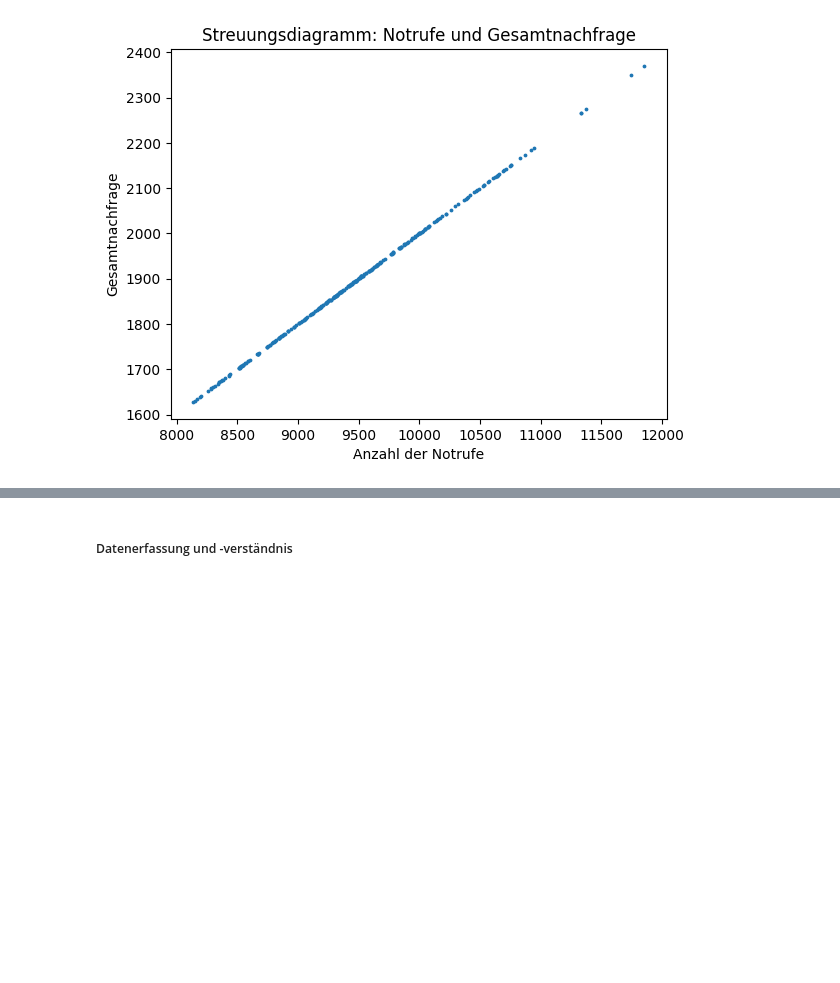
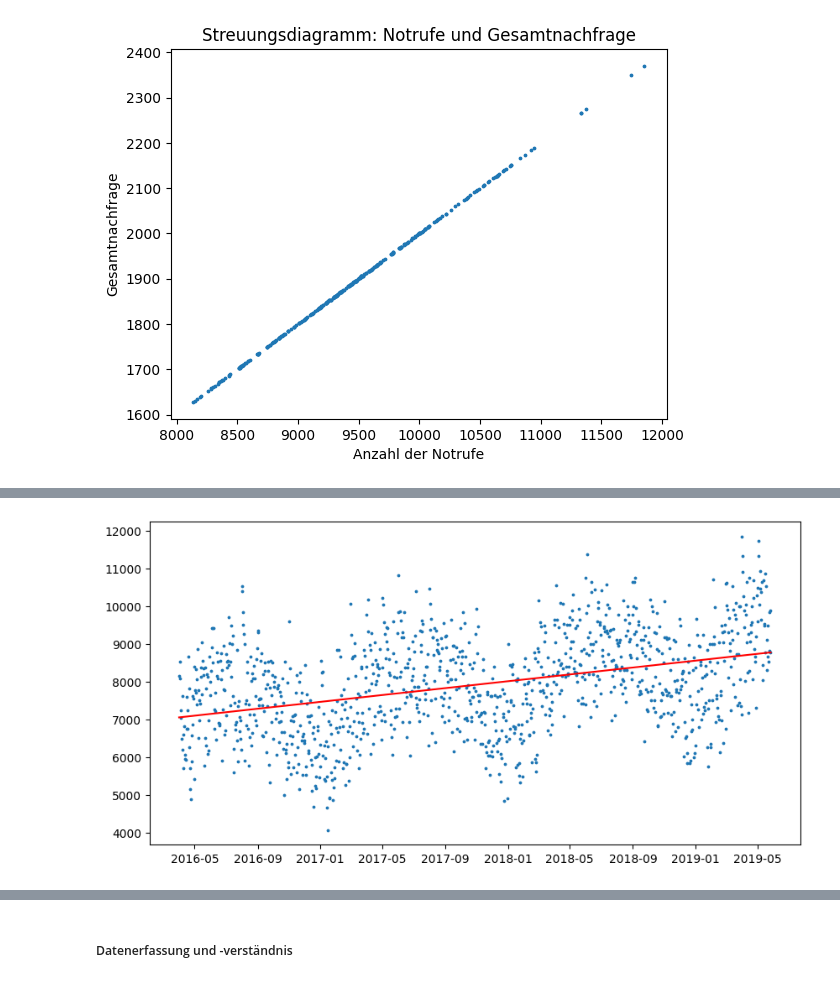
Before and after one commit to MaxStrz/TDSP-Bereitschaftsdienst_Einsatzfahrende, a Jupyter notebook: Code/Bereitschaftsdienstplan.ipynb, the cells around one changed output, grey strips where cells are left out. Cells and saved outputs as stored; diff of their text form; code cells hidden in the pictures; blank space fills up the shorter version.

```diff
--- a/Code/Bereitschaftsdienstplan.ipynb
+++ b/Code/Bereitschaftsdienstplan.ipynb
@@ -173,0 +135,6 @@ Aus dem Streuungsdiagramm ist es deutlich klar, dass ein lineares Verhältnis zw
+# %%
+df_demand_predict, ax = data_prep.notruf_reg(df_demand_predict)
+import matplotlib.pyplot as plt
+plt.show()
+# %% [output]
+[figure, added]
```
Also changed, not shown: parts of 18 cells of this notebook, 5 other files.
